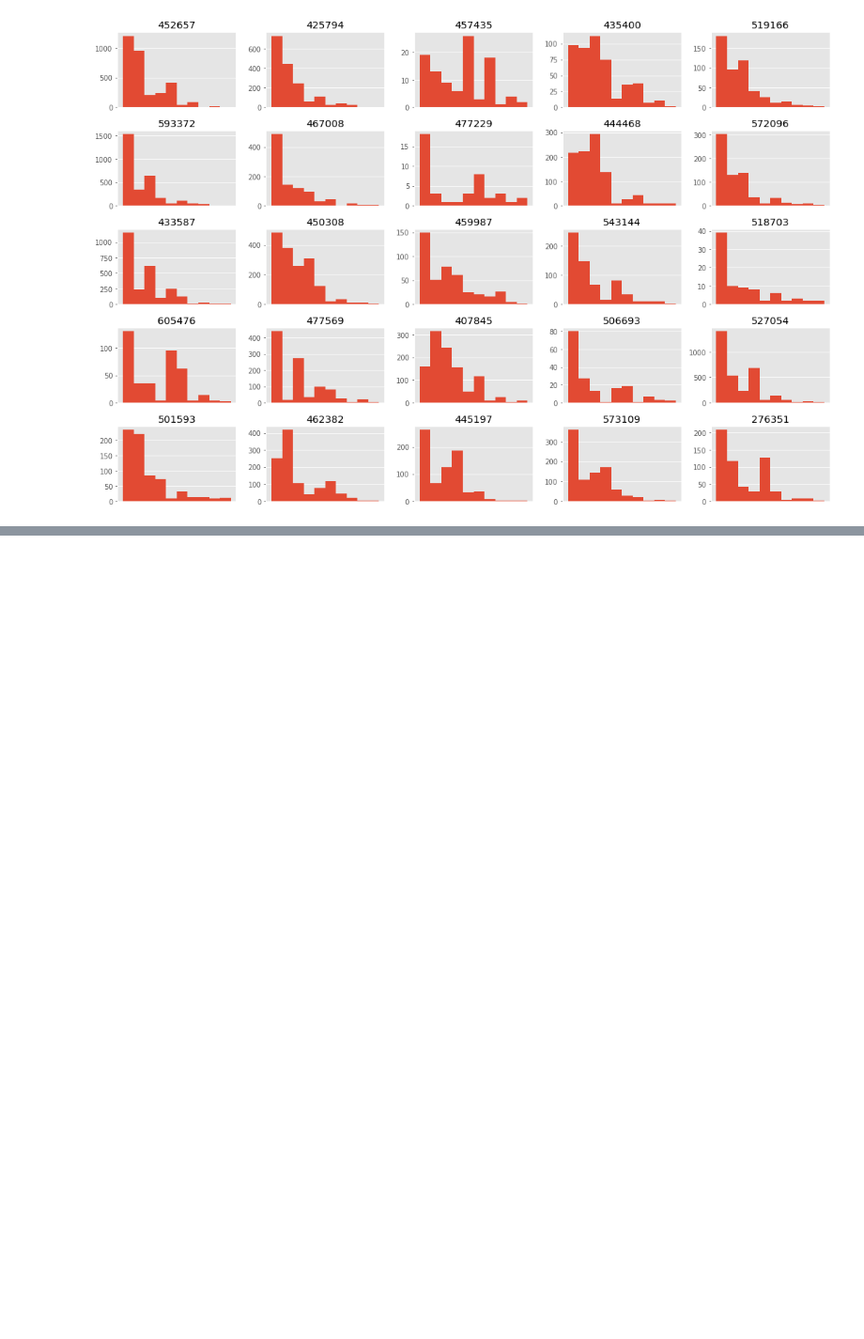
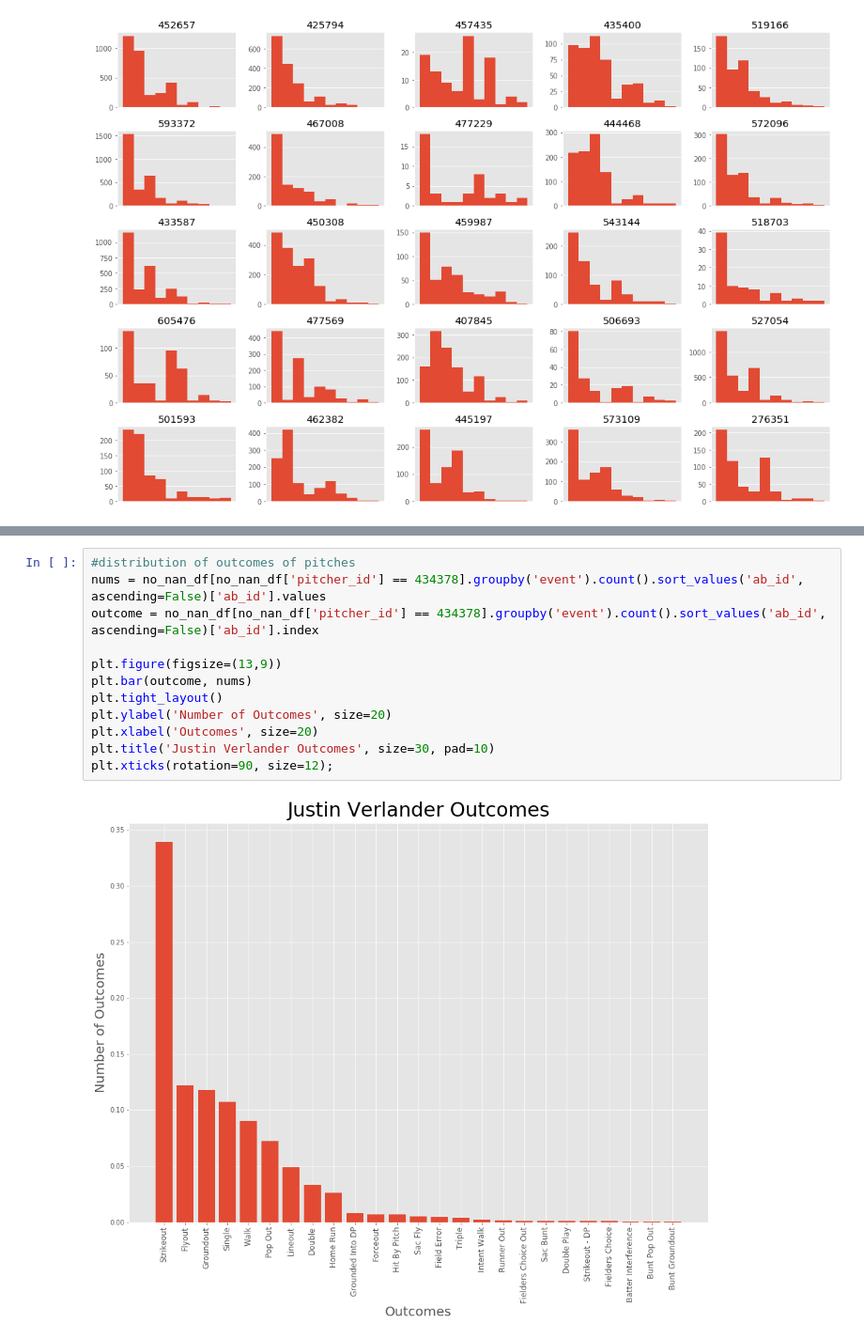
Before and after one commit to morganabbitt/MLB-Pitches, a Jupyter notebook: Notebooks/read_data.ipynb, the cells around one changed output, grey strips where cells are left out. Shown at 94% size. Drawn from its saved outputs; the diff is of its cells as text; blank space fills up the shorter version.

```diff
--- a/Notebooks/read_data.ipynb
+++ b/Notebooks/read_data.ipynb
@@ -246,0 +239,14 @@ plt.tight_layout()
+# %%
+#distribution of outcomes of pitches
+nums = no_nan_df[no_nan_df['pitcher_id'] == 434378].groupby('event').count().sort_values('ab_id', ascending=False)['ab_id'].values
+outcome = no_nan_df[no_nan_df['pitcher_id'] == 434378].groupby('event').count().sort_values('ab_id', ascending=False)['ab_id'].index
+
+plt.figure(figsize=(13,9))
+plt.bar(outcome, nums)
+plt.tight_layout()
+plt.ylabel('Number of Outcomes', size=20)
+plt.xlabel('Outcomes', size=20)
+plt.title('Justin Verlander Outcomes', size=30, pad=10)
+plt.xticks(rotation=90, size=12);
+# %% [output]
+[figure, added]
```
Also changed, not shown: parts of 14 cells of this notebook.
